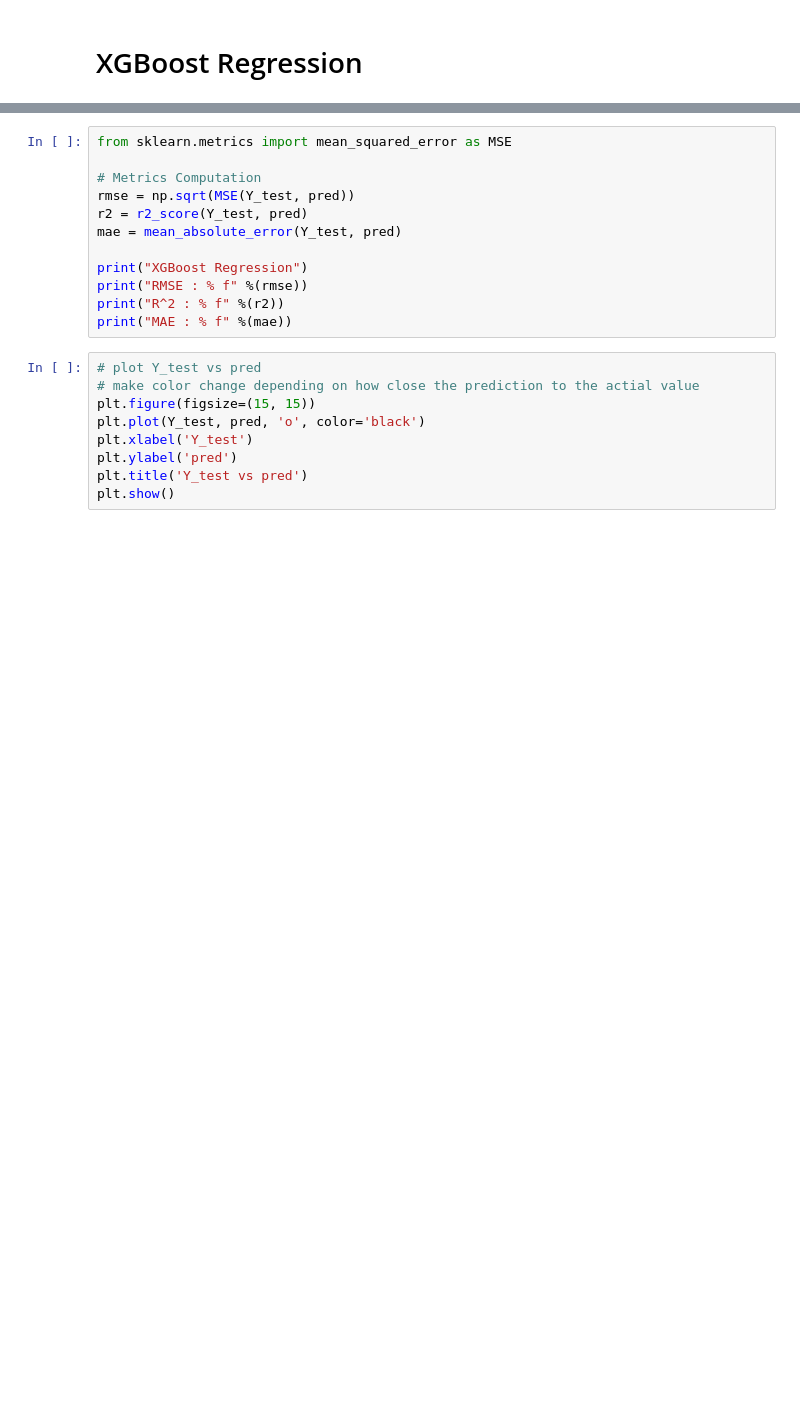
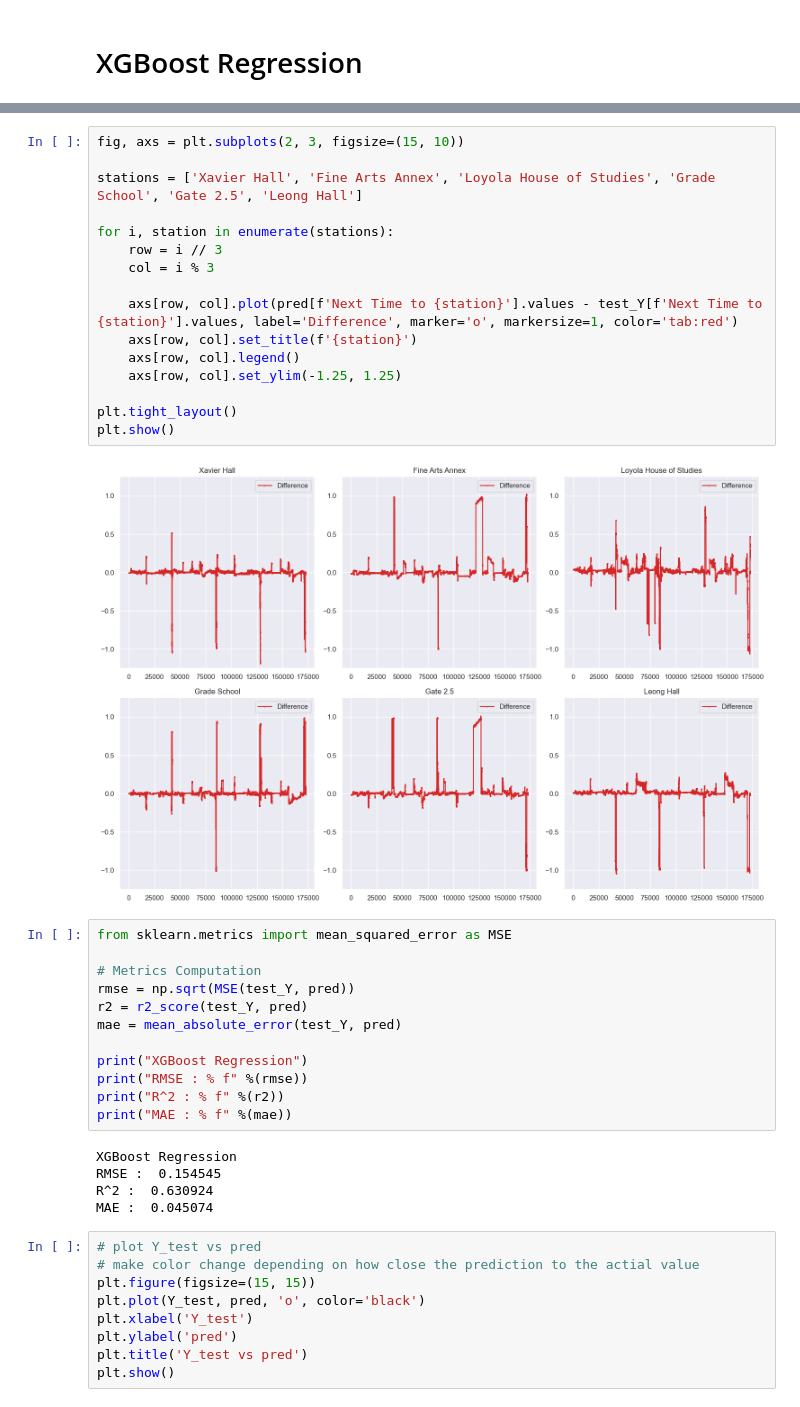
Before and after one commit to CSfromCS/VHS-Thesis, a Jupyter notebook: Finalized Models/XGBoost.ipynb, the cells around one changed output, grey strips where cells are left out. Drawn from its saved outputs; the diff is of its cells as text; blank space fills up the shorter version.

```diff
--- a/Finalized Models/XGBoost.ipynb
+++ b/Finalized Models/XGBoost.ipynb
@@ -266,15 +270,38 @@ pred = pd.DataFrame(data=pred, columns=['Next Time to Fine Arts Annex', 'Next Ti
+# %%
+fig, axs = plt.subplots(2, 3, figsize=(15, 10))
+
+stations = ['Xavier Hall', 'Fine Arts Annex', 'Loyola House of Studies', 'Grade School', 'Gate 2.5', 'Leong Hall']
+
+for i, station in enumerate(stations):
+    row = i // 3
+    col = i % 3
+
+    axs[row, col].plot(pred[f'Next Time to {station}'].values - test_Y[f'Next Time to {station}'].values, label='Difference', marker='o', markersize=1, color='tab:red')
+    axs[row, col].set_title(f'{station}')
+    axs[row, col].legend()
+    axs[row, col].set_ylim(-1.25, 1.25)
+
+plt.tight_layout()
+plt.show()
+# %% [output]
+[figure, added]
 # %%
 from sklearn.metrics import mean_squared_error as MSE
 
 # Metrics Computation
-rmse = np.sqrt(MSE(Y_test, pred))
-r2 = r2_score(Y_test, pred)
-mae = mean_absolute_error(Y_test, pred)
+rmse = np.sqrt(MSE(test_Y, pred))
+r2 = r2_score(test_Y, pred)
+mae = mean_absolute_error(test_Y, pred)
 
 print("XGBoost Regression")
 print("RMSE : % f" %(rmse))
 print("R^2 : % f" %(r2))
 print("MAE : % f" %(mae))
+# %% [output]
+XGBoost Regression
+RMSE :  0.154545
+R^2 :  0.630924
+MAE :  0.045074
 # %%
 # plot Y_test vs pred
 # make color change depending on how close the prediction to the actial value
```
Also changed, not shown: parts of 38 cells of this notebook, 6 other files.
